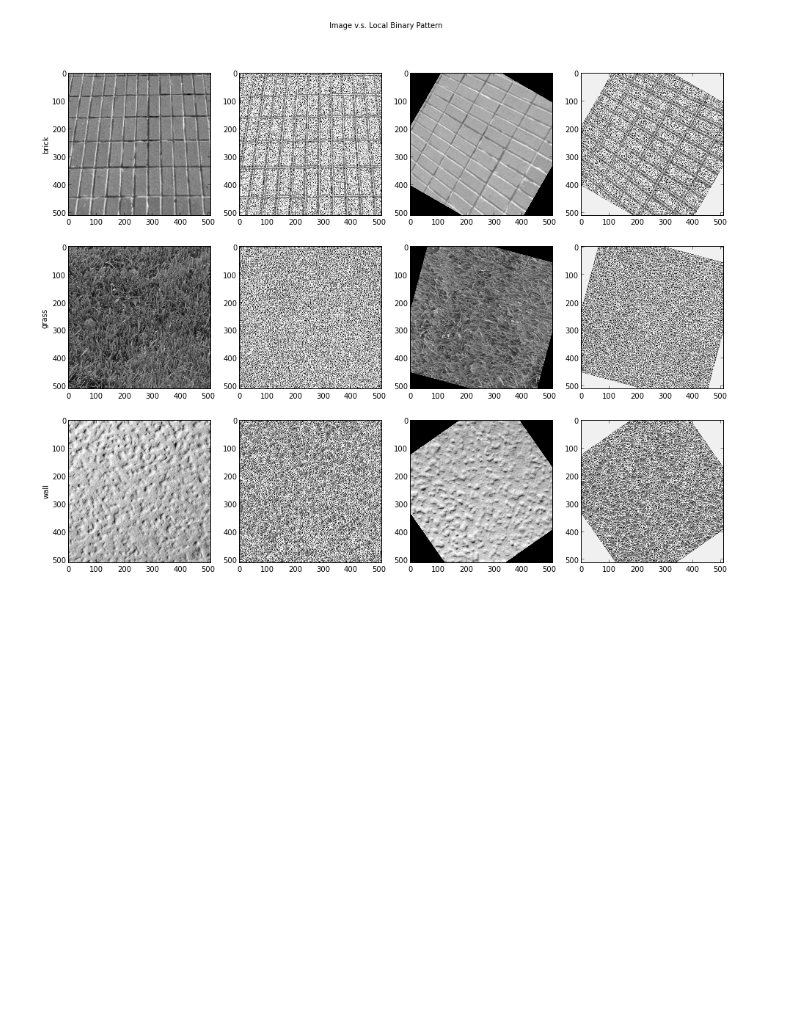
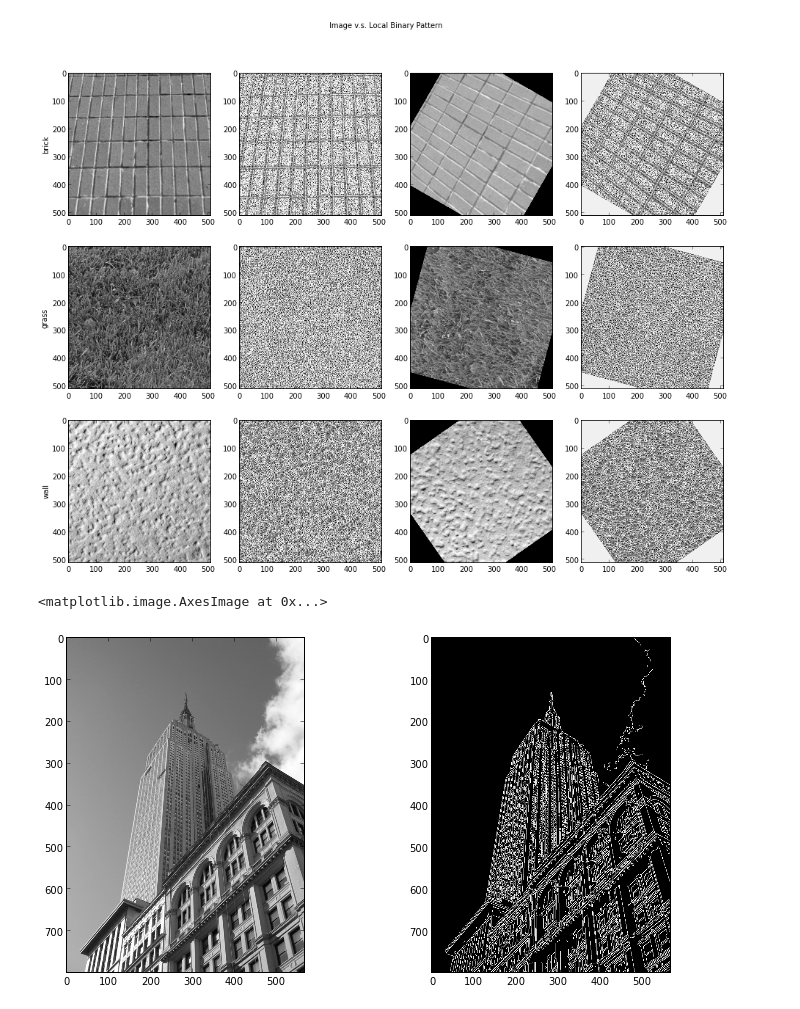
Before and after one commit to dolaameng/tutorials, a Jupyter notebook: cv-tutorials/BASIC_Image_processing_and_feature_extraction.ipynb, the cells around one changed output. Saved outputs shown, nothing was run; the diff lists cells and outputs as text; code cells hidden in the pictures; blank space fills up the shorter version.

```diff
--- a/cv-tutorials/BASIC_Image_processing_and_feature_extraction.ipynb
+++ b/cv-tutorials/BASIC_Image_processing_and_feature_extraction.ipynb
@@ -402,3 +411,24 @@ LBP: wall vs wall = 0.0110025
 [figure]
 # %%
 ## using LBP in mahotas library
+# %%
+## edge detector give you boolean response maps
+
+## Candy edge detector
+from skimage import io
+from skimage import color
+from skimage import filter
+
+img = io.imread('data/python-cv/empire.jpg')
+img = color.rgb2gray(img)
+
+## sigma is used for Gaussian bluring
+## low_threshold and high_threshold are used in hysteresis thresholding
+img_edges = filter.canny(img, low_threshold= 0.3, high_threshold=0.4, sigma=0.3)
+
+fig, axes = subplots(nrows = 1, ncols = 2, figsize = (2 * 6, 6))
+axes[0].imshow(img)
+axes[1].imshow(img_edges)
+# %% [output]
+<matplotlib.image.AxesImage at 0x...>
+[figure, added]
```
Also changed, not shown: parts of 7 cells of this notebook, 1 other file.
